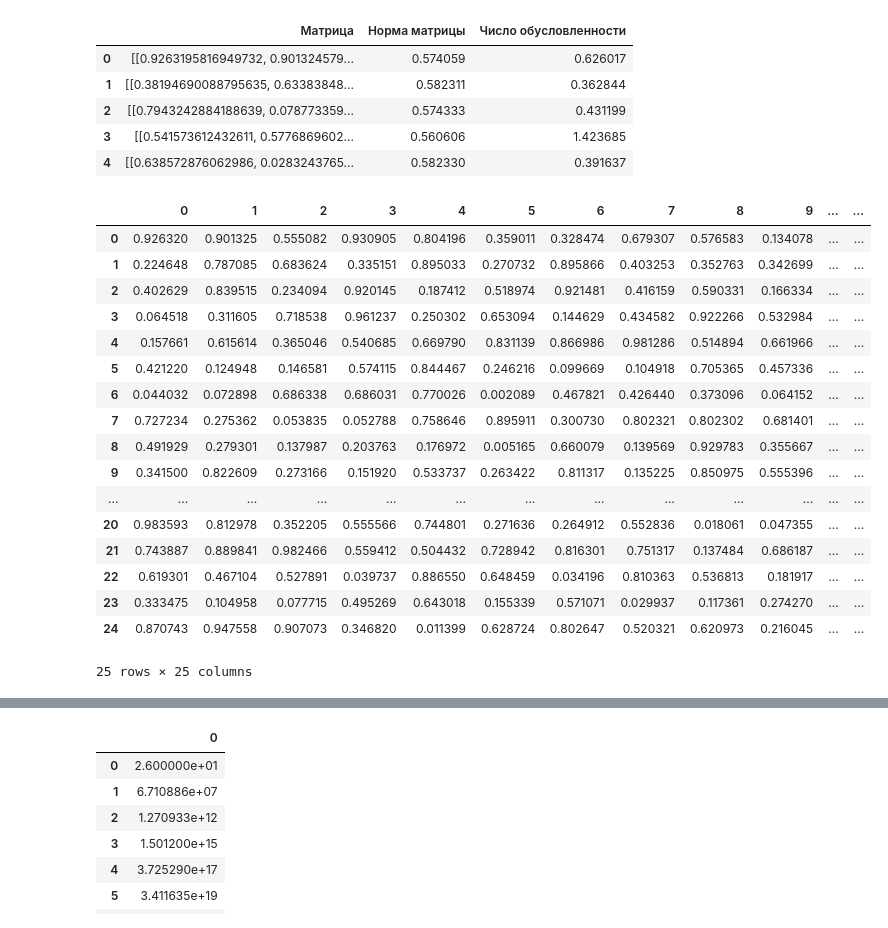
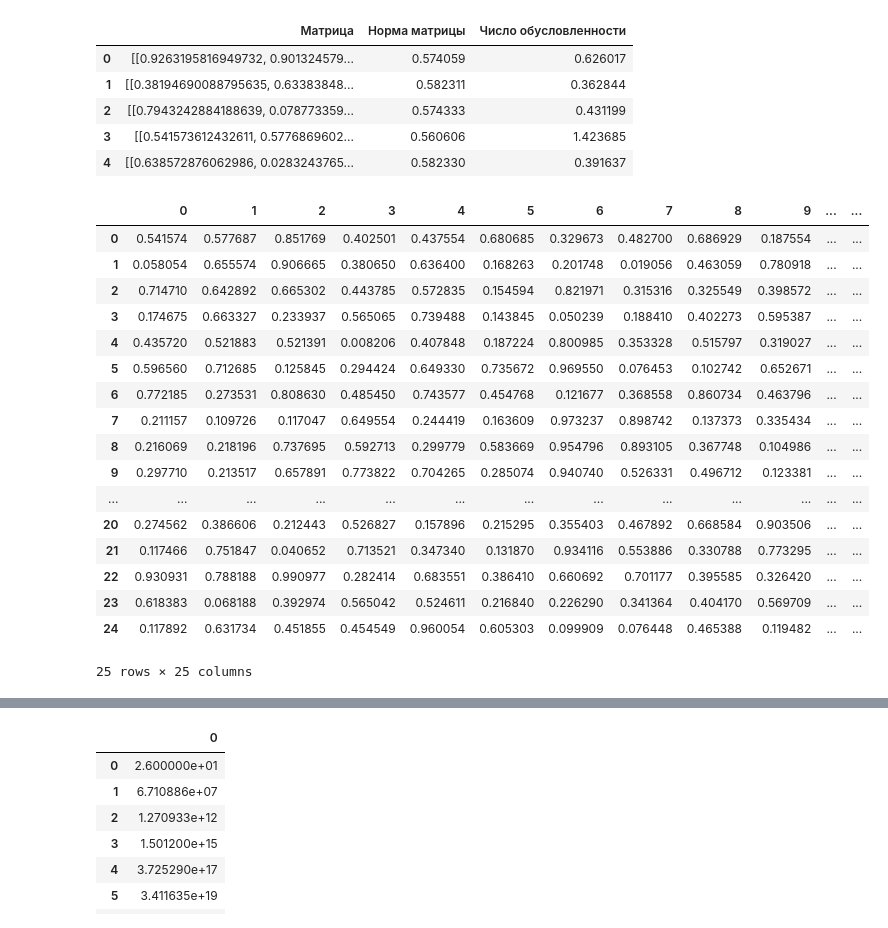
Before and after one commit to Jrol123/CalcMath, a Jupyter notebook: S5/lab1/repr.ipynb, the cells around one changed output, grey strips where cells are left out. Cells and saved outputs as stored; diff of their text form; code cells hidden in the pictures.

```diff
--- a/S5/lab1/repr.ipynb
+++ b/S5/lab1/repr.ipynb
@@ -58,25 +58,25 @@ df
 | 3 | [[0.541573612432611, 0.5776869602... | 0.560606 | 1.423685 |
 | 4 | [[0.638572876062986, 0.0283243765... | 0.582330 | 0.391637 |
 # %%
-mdf[0]
+mdf[3]
 # %% [output]
 |  | 0 | 1 | 2 | 3 | 4 | 5 | 6 | 7 | 8 | 9 | ... | ... |
-| 0 | 0.926320 | 0.901325 | 0.555082 | 0.930905 | 0.804196 | 0.359011 | 0.328474 | 0.679307 | 0.576583 | 0.134078 | ... | ... |
-| 1 | 0.224648 | 0.787085 | 0.683624 | 0.335151 | 0.895033 | 0.270732 | 0.895866 | 0.403253 | 0.352763 | 0.342699 | ... | ... |
-| 2 | 0.402629 | 0.839515 | 0.234094 | 0.920145 | 0.187412 | 0.518974 | 0.921481 | 0.416159 | 0.590331 | 0.166334 | ... | ... |
-| 3 | 0.064518 | 0.311605 | 0.718538 | 0.961237 | 0.250302 | 0.653094 | 0.144629 | 0.434582 | 0.922266 | 0.532984 | ... | ... |
-| 4 | 0.157661 | 0.615614 | 0.365046 | 0.540685 | 0.669790 | 0.831139 | 0.866986 | 0.981286 | 0.514894 | 0.661966 | ... | ... |
-| 5 | 0.421220 | 0.124948 | 0.146581 | 0.574115 | 0.844467 | 0.246216 | 0.099669 | 0.104918 | 0.705365 | 0.457336 | ... | ... |
-| 6 | 0.044032 | 0.072898 | 0.686338 | 0.686031 | 0.770026 | 0.002089 | 0.467821 | 0.426440 | 0.373096 | 0.064152 | ... | ... |
-| 7 | 0.727234 | 0.275362 | 0.053835 | 0.052788 | 0.758646 | 0.895911 | 0.300730 | 0.802321 | 0.802302 | 0.681401 | ... | ... |
-| 8 | 0.491929 | 0.279301 | 0.137987 | 0.203763 | 0.176972 | 0.005165 | 0.660079 | 0.139569 | 0.929783 | 0.355667 | ... | ... |
-| 9 | 0.341500 | 0.822609 | 0.273166 | 0.151920 | 0.533737 | 0.263422 | 0.811317 | 0.135225 | 0.850975 | 0.555396 | ... | ... |
+| 0 | 0.541574 | 0.577687 | 0.851769 | 0.402501 | 0.437554 | 0.680685 | 0.329673 | 0.482700 | 0.686929 | 0.187554 | ... | ... |
+| 1 | 0.058054 | 0.655574 | 0.906665 | 0.380650 | 0.636400 | 0.168263 | 0.201748 | 0.019056 | 0.463059 | 0.780918 | ... | ... |
+| 2 | 0.714710 | 0.642892 | 0.665302 | 0.443785 | 0.572835 | 0.154594 | 0.821971 | 0.315316 | 0.325549 | 0.398572 | ... | ... |
+| 3 | 0.174675 | 0.663327 | 0.233937 | 0.565065 | 0.739488 | 0.143845 | 0.050239 | 0.188410 | 0.402273 | 0.595387 | ... | ... |
+| 4 | 0.435720 | 0.521883 | 0.521391 | 0.008206 | 0.407848 | 0.187224 | 0.800985 | 0.353328 | 0.515797 | 0.319027 | ... | ... |
+| 5 | 0.596560 | 0.712685 | 0.125845 | 0.294424 | 0.649330 | 0.735672 | 0.969550 | 0.076453 | 0.102742 | 0.652671 | ... | ... |
+| 6 | 0.772185 | 0.273531 | 0.808630 | 0.485450 | 0.743577 | 0.454768 | 0.121677 | 0.368558 | 0.860734 | 0.463796 | ... | ... |
+| 7 | 0.211157 | 0.109726 | 0.117047 | 0.649554 | 0.244419 | 0.163609 | 0.973237 | 0.898742 | 0.137373 | 0.335434 | ... | ... |
+| 8 | 0.216069 | 0.218196 | 0.737695 | 0.592713 | 0.299779 | 0.583669 | 0.954796 | 0.893105 | 0.367748 | 0.104986 | ... | ... |
+| 9 | 0.297710 | 0.213517 | 0.657891 | 0.773822 | 0.704265 | 0.285074 | 0.940740 | 0.526331 | 0.496712 | 0.123381 | ... | ... |
 | ... | ... | ... | ... | ... | ... | ... | ... | ... | ... | ... | ... | ... |
-| 20 | 0.983593 | 0.812978 | 0.352205 | 0.555566 | 0.744801 | 0.271636 | 0.264912 | 0.552836 | 0.018061 | 0.047355 | ... | ... |
-| 21 | 0.743887 | 0.889841 | 0.982466 | 0.559412 | 0.504432 | 0.728942 | 0.816301 | 0.751317 | 0.137484 | 0.686187 | ... | ... |
-| 22 | 0.619301 | 0.467104 | 0.527891 | 0.039737 | 0.886550 | 0.648459 | 0.034196 | 0.810363 | 0.536813 | 0.181917 | ... | ... |
-| 23 | 0.333475 | 0.104958 | 0.077715 | 0.495269 | 0.643018 | 0.155339 | 0.571071 | 0.029937 | 0.117361 | 0.274270 | ... | ... |
-| 24 | 0.870743 | 0.947558 | 0.907073 | 0.346820 | 0.011399 | 0.628724 | 0.802647 | 0.520321 | 0.620973 | 0.216045 | ... | ... |
+| 20 | 0.274562 | 0.386606 | 0.212443 | 0.526827 | 0.157896 | 0.215295 | 0.355403 | 0.467892 | 0.668584 | 0.903506 | ... | ... |
+| 21 | 0.117466 | 0.751847 | 0.040652 | 0.713521 | 0.347340 | 0.131870 | 0.934116 | 0.553886 | 0.330788 | 0.773295 | ... | ... |
+| 22 | 0.930931 | 0.788188 | 0.990977 | 0.282414 | 0.683551 | 0.386410 | 0.660692 | 0.701177 | 0.395585 | 0.326420 | ... | ... |
+| 23 | 0.618383 | 0.068188 | 0.392974 | 0.565042 | 0.524611 | 0.216840 | 0.226290 | 0.341364 | 0.404170 | 0.569709 | ... | ... |
+| 24 | 0.117892 | 0.631734 | 0.451855 | 0.454549 | 0.960054 | 0.605303 | 0.099909 | 0.076448 | 0.465388 | 0.119482 | ... | ... |
 25 rows × 25 columns
 # %%
 mass_x = [i for i in range(1, SIZE + 1 + 1)]
```
